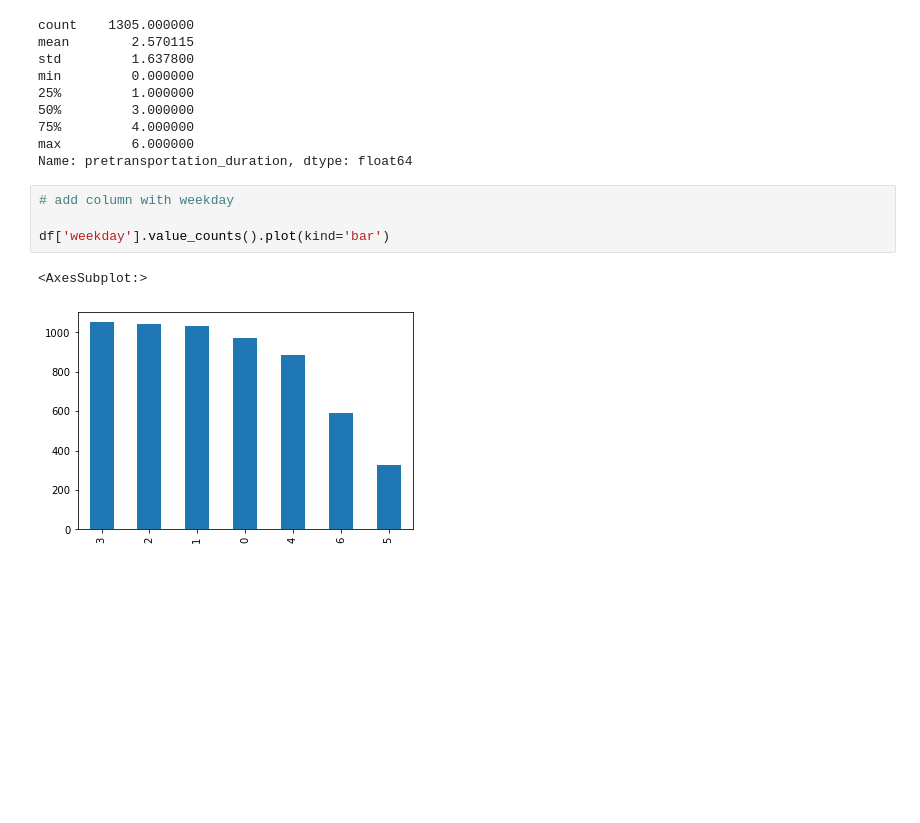
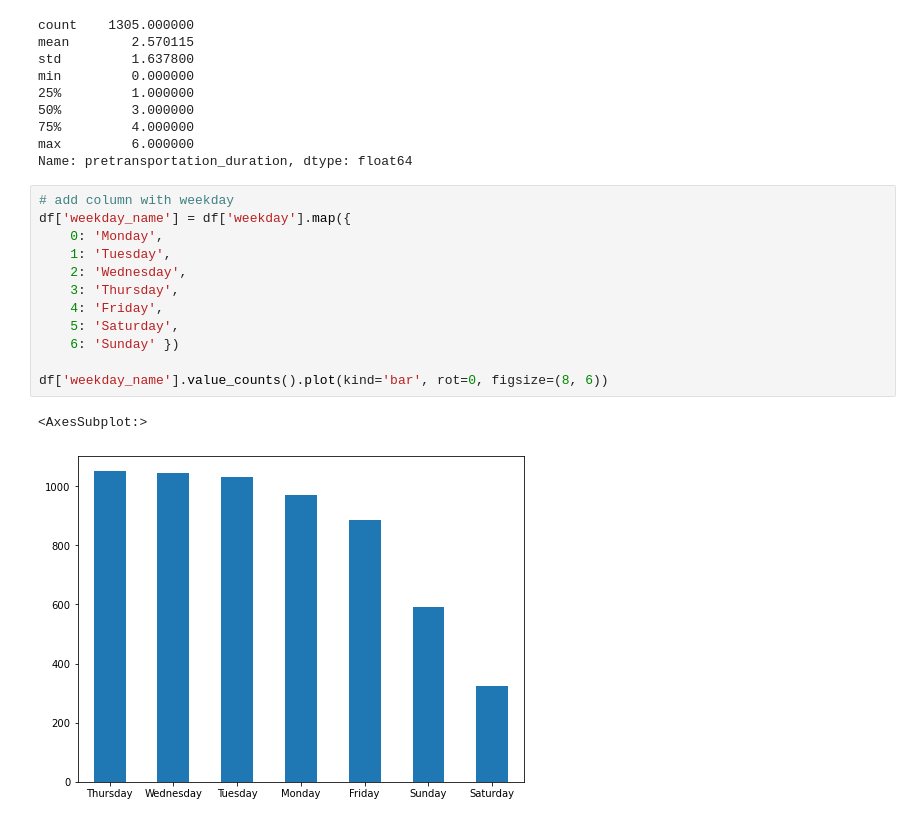
Before and after one commit to sergioserge/team4_eda_project, a Jupyter notebook: sl_eda1.ipynb, the cells around one changed output. Cells and saved outputs as stored; diff of their text form; blank space fills up the shorter version.

```diff
--- a/sl_eda1.ipynb
+++ b/sl_eda1.ipynb
@@ -335,11 +335,19 @@ max         6.000000
 Name: pretransportation_duration, dtype: float64
 # %%
 # add column with weekday
+df['weekday_name'] = df['weekday'].map({
+    0: 'Monday',
+    1: 'Tuesday',
+    2: 'Wednesday',
+    3: 'Thursday',
+    4: 'Friday',
+    5: 'Saturday',
+    6: 'Sunday' })
 
-df['weekday'].value_counts().plot(kind='bar')
+df['weekday_name'].value_counts().plot(kind='bar', rot=0, figsize=(8, 6))
 # %% [output]
 <AxesSubplot:>
-[figure, old version]
+[figure, new version]
 # %%
 # Select only orders which would arrive before weekend --> only monday with standard preprocessing
 standard_before_weekend = df[df['weekday'] == 0 & df['processing_mode'].isin(['Standard Processing'])]
```
Also changed, not shown: parts of 8 cells of this notebook.
